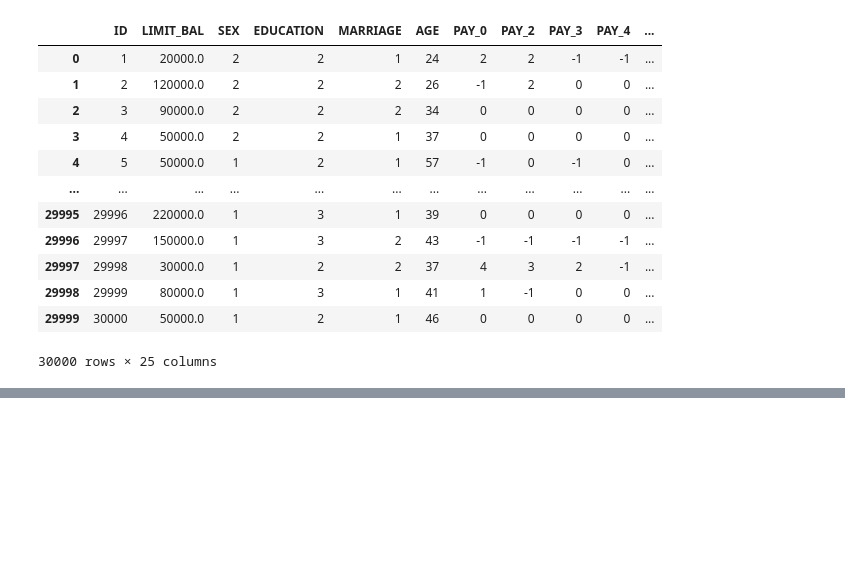
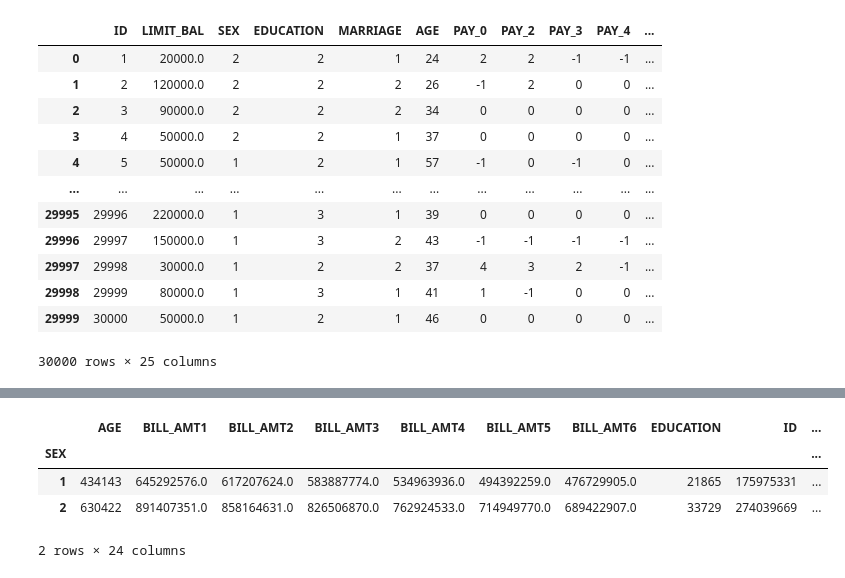
Before and after one commit to ibtesamfatma/DS_Projects, a Jupyter notebook: Credit_DM_Numpy_Pandas.ipynb, the cells around one changed output, grey strips where cells are left out. Saved outputs shown, nothing was run; the diff lists cells and outputs as text; code cells hidden in the pictures; blank space fills up the shorter version.

```diff
--- a/Credit_DM_Numpy_Pandas.ipynb
+++ b/Credit_DM_Numpy_Pandas.ipynb
@@ -508,0 +437,8 @@ limit_bal.loc[0]
+# %%
+pd.pivot_table(df,index = 'SEX',aggfunc='sum')
+# %% [output]
+|  | AGE | BILL_AMT1 | BILL_AMT2 | BILL_AMT3 | BILL_AMT4 | BILL_AMT5 | BILL_AMT6 | EDUCATION | ID | ... |
+| SEX |  |  |  |  |  |  |  |  |  | ... |
+| 1 | 434143 | 645292576.0 | 617207624.0 | 583887774.0 | 534963936.0 | 494392259.0 | 476729905.0 | 21865 | 175975331 | ... |
+| 2 | 630422 | 891407351.0 | 858164631.0 | 826506870.0 | 762924533.0 | 714949770.0 | 689422907.0 | 33729 | 274039669 | ... |
+2 rows × 24 columns
```
Also changed, not shown: parts of 82 cells of this notebook, 3 other files.
